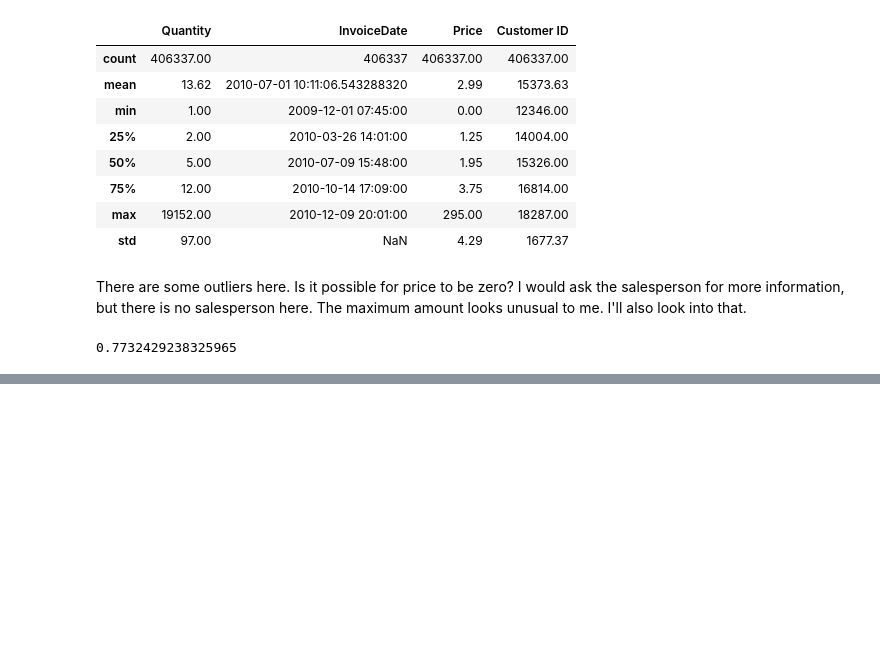
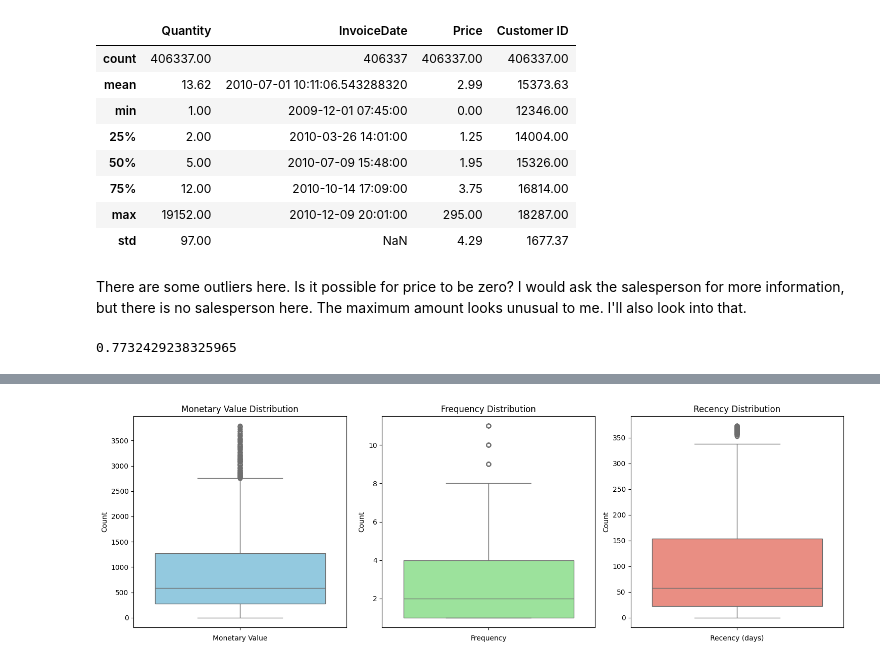
Before and after one commit to EmiTR/KMeans_Clustering, a Jupyter notebook: Kmeans_Customers_Segmentation.ipynb, the cells around one changed output, grey strips where cells are left out. Saved outputs shown, nothing was run; the diff lists cells and outputs as text; code cells hidden in the pictures; blank space fills up the shorter version.

```diff
--- a/Kmeans_Customers_Segmentation.ipynb
+++ b/Kmeans_Customers_Segmentation.ipynb
@@ -289,0 +459,9 @@ len(cleaned_df)/len(df)
+# %%
+# Frequency outliers
+F_Q1 = aggregated_df["Frequency"].quantile(0.25)
+F_Q3 = aggregated_df["Frequency"].quantile(0.75)
+F_IQR = F_Q3 - F_Q1
+
+frequency_outlier_df = aggregated_df[(aggregated_df["Frequency"] < (F_Q1 - 1.5 * F_IQR)) | (aggregated_df["Frequency"] > (F_Q3 + 1.5 * F_IQR))].copy()
+
+frequency_outlier_df.describe()
@@ -289,0 +480,5 @@ len(cleaned_df)/len(df)
+# %%
+non_outlier_df = aggregated_df[(~aggregated_df.index.isin(monetary_outlier_df.index)) & (~aggregated_df.index.isin(frequency_outlier_df.index))].copy()
+# data from aggregated_df that are not in either monetary_outlier_df or frequency_outlier_df.
+non_outlier_df.describe()
+# we notice that the values in columns MonetaryValue and Frequency are significantly harmozied after removing the outliers.
@@ -289,0 +495,38 @@ len(cleaned_df)/len(df)
+# %%
+# Using Box plots to detect outliers in the data
+plt.figure(figsize=(15, 5))
+
+plt.subplot(1, 3, 1)
+# Create a subplot for Monetary Value distribution
+sns.boxplot(data=non_outlier_df["MonetaryValue"], color='skyblue')
+# should not use x= aggregated_df["MonetaryValue"] here, as it is for horizontal boxplot
+plt.title("Monetary Value Distribution")
+# Set the title of the plot.
+plt.xlabel("Monetary Value")
+# Set the x-axis label.
+plt.ylabel("Count")
+# Set the y-axis label.
+
+plt.subplot(1, 3, 2)
+# Create a subplot for Frequency distribution
+sns.boxplot(data=non_outlier_df["Frequency"], color='lightgreen')
+plt.title("Frequency Distribution")
+# Set the title of the plot.
+plt.xlabel("Frequency")
+# Set the x-axis label.
+plt.ylabel("Count")
+
+plt.subplot(1, 3, 3)
+# Create a subplot for Recency distribution
+sns.boxplot(data=non_outlier_df["Recency"], color='salmon')
+plt.title("Recency Distribution")
+# Set the title of the plot.
+plt.xlabel("Recency (days)")
+# Set the x-axis label.
+plt.ylabel("Count")
+
+plt.tight_layout()
+# Adjust the layout to prevent overlap
+plt.show()
+# %% [output]
+[figure, added]
```
Also changed, not shown: parts of 16 cells of this notebook.
